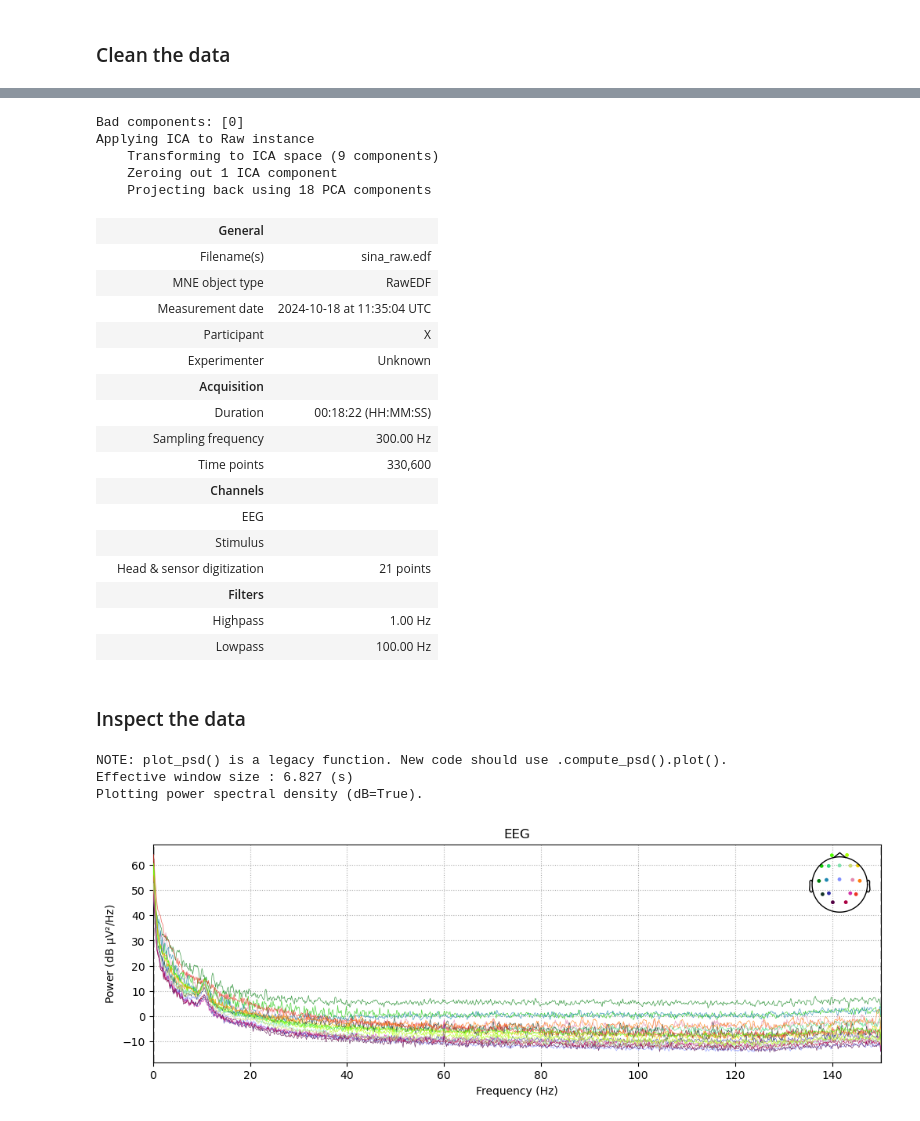
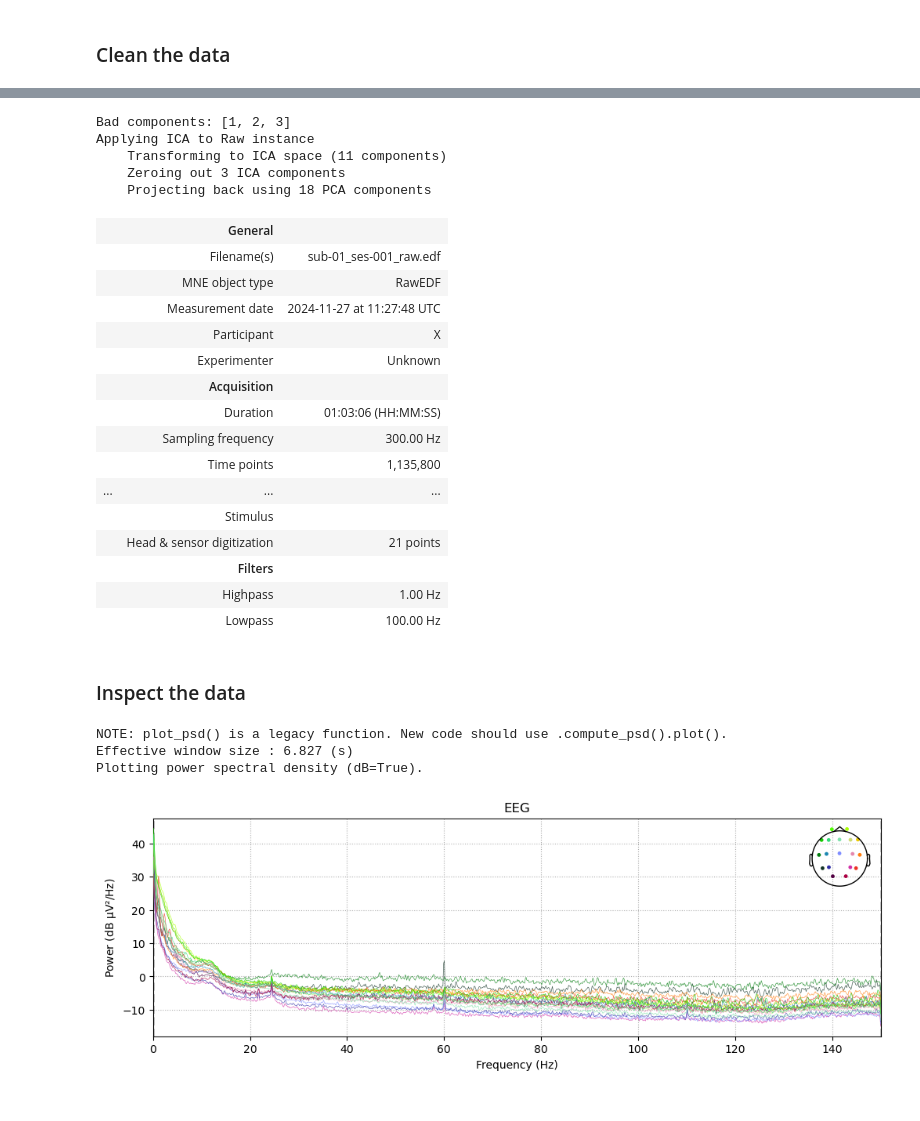
Before and after one commit to hyruuk/neurotheque_pilots, a Jupyter notebook: preprocessing.ipynb, the cells around one changed output, grey strips where cells are left out. Saved outputs shown, nothing was run; the diff lists cells and outputs as text; code cells hidden in the pictures.

```diff
--- a/preprocessing.ipynb
+++ b/preprocessing.ipynb
@@ -11,7 +11,7 @@ import numpy as np
 ### Load the data
 # %%
 folderpath = r'/home/hyruuk/GitHub/cocolab/neurotheque_pilots/data/acquisition'
-filename = 'sina_raw.edf'
+filename = 'sub-01_ses-001_raw.edf'
 filepath = op.join(folderpath, filename)
 
 if '.edf' in filename:
@@ -22,8 +22,9 @@ if '.edf' in filename:
     # Get all channel names
     channel_names = raw.info['ch_names']
     print("Channel Names:", channel_names)
+
     # Define non-EEG channels to exclude
-    non_eeg_channels = ['EEG X1-Pz', 'EEG X2-Pz', 'EEG X3-Pz', 'CM', 'EEG A1-Pz', 'EEG A2-Pz']
+    non_eeg_channels = ['EEG X1:ECG-Pz', 'EEG X2:-Pz', 'EEG X3:-Pz', 'CM', 'EEG A1-Pz', 'EEG A2-Pz']
     # Check which non-EEG channels are present
     existing_non_eeg = [ch for ch in non_eeg_channels if ch in channel_names]
     print("Non-EEG Channels to Exclude:", existing_non_eeg)
@@ -137,38 +155,37 @@ Ready.
 # %%
 ## Identify bad components
-bad_components_indices = [0]  # Replace with actual bad components. Here, I identified the first component (IC000) as bad.
+bad_components_indices = [1,2,3]  # Replace with actual bad components. Here, I identified the first component (IC000) as bad.
 ica.exclude = bad_components_indices
 print("Bad components:", bad_components_indices)
 
 ## Reconstruct data without bad components
 raw_corrected = raw_filtered.copy()
 ica.apply(raw_corrected)
 
 
 ## Rerun autoreject
 # Initialize AutoReject with continuous mode
 #ar = AutoReject(thresh_func='bayesian_optimization', n_jobs=-1)
 
 # Fit and transform the raw data
 #raw_clean = ar.fit_transform(raw_corrected)
 # %% [output]
-Bad components: [0]
+Bad components: [1, 2, 3]
 Applying ICA to Raw instance
-    Transforming to ICA space (9 components)
-    Zeroing out 1 ICA component
+    Transforming to ICA space (11 components)
+    Zeroing out 3 ICA components
     Projecting back using 18 PCA components
 |  | General |  |
-|  | Filename(s) | sina_raw.edf |
+|  | Filename(s) | sub-01_ses-001_raw.edf |
 |  | MNE object type | RawEDF |
-|  | Measurement date | 2024-10-18 at 11:35:04 UTC |
+|  | Measurement date | 2024-11-27 at 11:27:48 UTC |
 |  | Participant | X |
 |  | Experimenter | Unknown |
 |  | Acquisition |  |
-|  | Duration | 00:18:22 (HH:MM:SS) |
+|  | Duration | 01:03:06 (HH:MM:SS) |
 |  | Sampling frequency | 300.00 Hz |
-|  | Time points | 330,600 |
-|  | Channels |  |
-|  | EEG |  |
+|  | Time points | 1,135,800 |
+| ... | ... | ... |
 |  | Stimulus |  |
 |  | Head & sensor digitization | 21 points |
 |  | Filters |  |
@@ -182,7 +199,7 @@ raw.plot_psd(average=False, show=True)
 NOTE: plot_psd() is a legacy function. New code should use .compute_psd().plot().
 Effective window size : 6.827 (s)
 Plotting power spectral density (dB=True).
-[figure, old version]
+[figure, new version]
 # %%
 raw_filtered.plot_psd(average=False, show=True)
 # %% [output]
```
Also changed, not shown: parts of 10 cells of this notebook.
